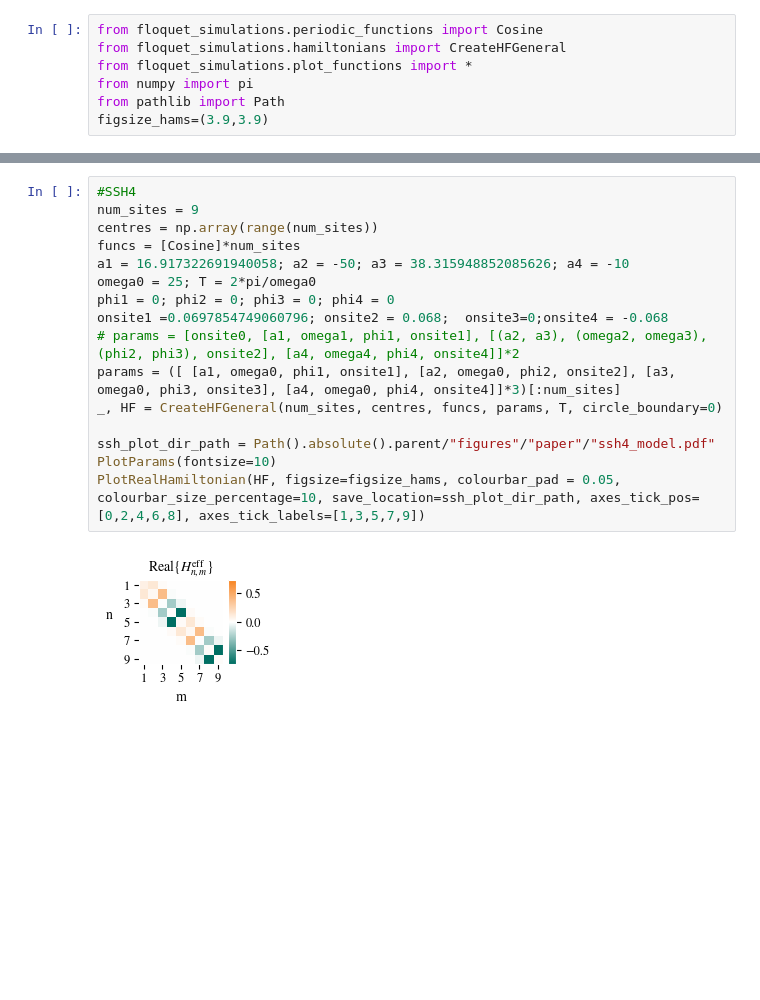
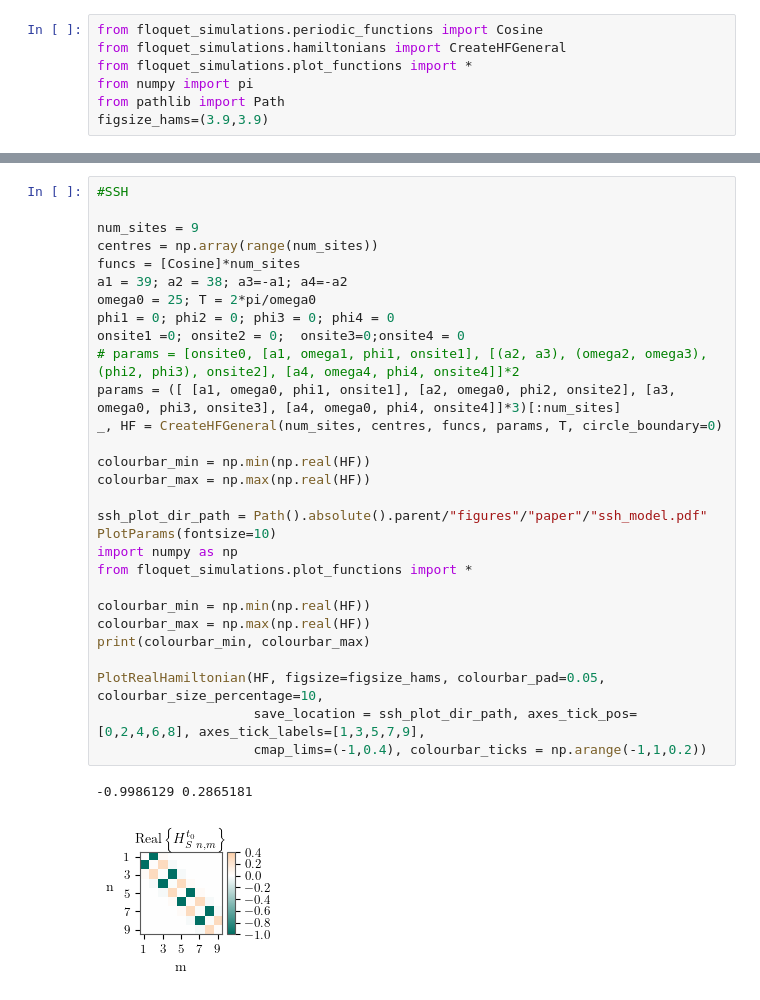
Before and after one commit to georgianixon/floquet-simulations, a Jupyter notebook: jupyter/hamiltonian_plots_for_paper.ipynb, the cells around one changed output, grey strips where cells are left out. Drawn from its saved outputs; the diff is of its cells as text; blank space fills up the shorter version.

Commit message:
add better limits to colourbars, usetex font

```diff
--- a/jupyter/hamiltonian_plots_for_paper.ipynb
+++ b/jupyter/hamiltonian_plots_for_paper.ipynb
@@ -26,18 +69,32 @@ PlotImagHamiltonian(HF, figsize=figsize_hams, colourbar_pad = 0.05, colourbar_si
 # %%
-#SSH4
+#SSH
+
 num_sites = 9
 centres = np.array(range(num_sites))
 funcs = [Cosine]*num_sites
-a1 = 16.917322691940058; a2 = -50; a3 = 38.315948852085626; a4 = -10
+a1 = 39; a2 = 38; a3=-a1; a4=-a2
 omega0 = 25; T = 2*pi/omega0
 phi1 = 0; phi2 = 0; phi3 = 0; phi4 = 0
-onsite1 =0.0697854749060796; onsite2 = 0.068;  onsite3=0;onsite4 = -0.068
+onsite1 =0; onsite2 = 0;  onsite3=0;onsite4 = 0
 # params = [onsite0, [a1, omega1, phi1, onsite1], [(a2, a3), (omega2, omega3), (phi2, phi3), onsite2], [a4, omega4, phi4, onsite4]]*2
 params = ([ [a1, omega0, phi1, onsite1], [a2, omega0, phi2, onsite2], [a3, omega0, phi3, onsite3], [a4, omega0, phi4, onsite4]]*3)[:num_sites]
 _, HF = CreateHFGeneral(num_sites, centres, funcs, params, T, circle_boundary=0)
 
-ssh_plot_dir_path = Path().absolute().parent/"figures"/"paper"/"ssh4_model.pdf"
+colourbar_min = np.min(np.real(HF))
+colourbar_max = np.max(np.real(HF))
+
+ssh_plot_dir_path = Path().absolute().parent/"figures"/"paper"/"ssh_model.pdf"
 PlotParams(fontsize=10)
-PlotRealHamiltonian(HF, figsize=figsize_hams, colourbar_pad = 0.05, colourbar_size_percentage=10, save_location=ssh_plot_dir_path, axes_tick_pos=[0,2,4,6,8], axes_tick_labels=[1,3,5,7,9])
+import numpy as np
+from floquet_simulations.plot_functions import *
+
+colourbar_min = np.min(np.real(HF))
+colourbar_max = np.max(np.real(HF))
+print(colourbar_min, colourbar_max)
+
+PlotRealHamiltonian(HF, figsize=figsize_hams, colourbar_pad=0.05, colourbar_size_percentage=10,
+                    save_location = ssh_plot_dir_path, axes_tick_pos=[0,2,4,6,8], axes_tick_labels=[1,3,5,7,9],
+                    cmap_lims=(-1,0.4), colourbar_ticks = np.arange(-1,1,0.2))
 # %% [output]
+-0.9986129 0.2865181
-[figure, old version]
+[figure, new version]
```
Also changed, not shown: parts of 6 cells of this notebook, 1 other file.
